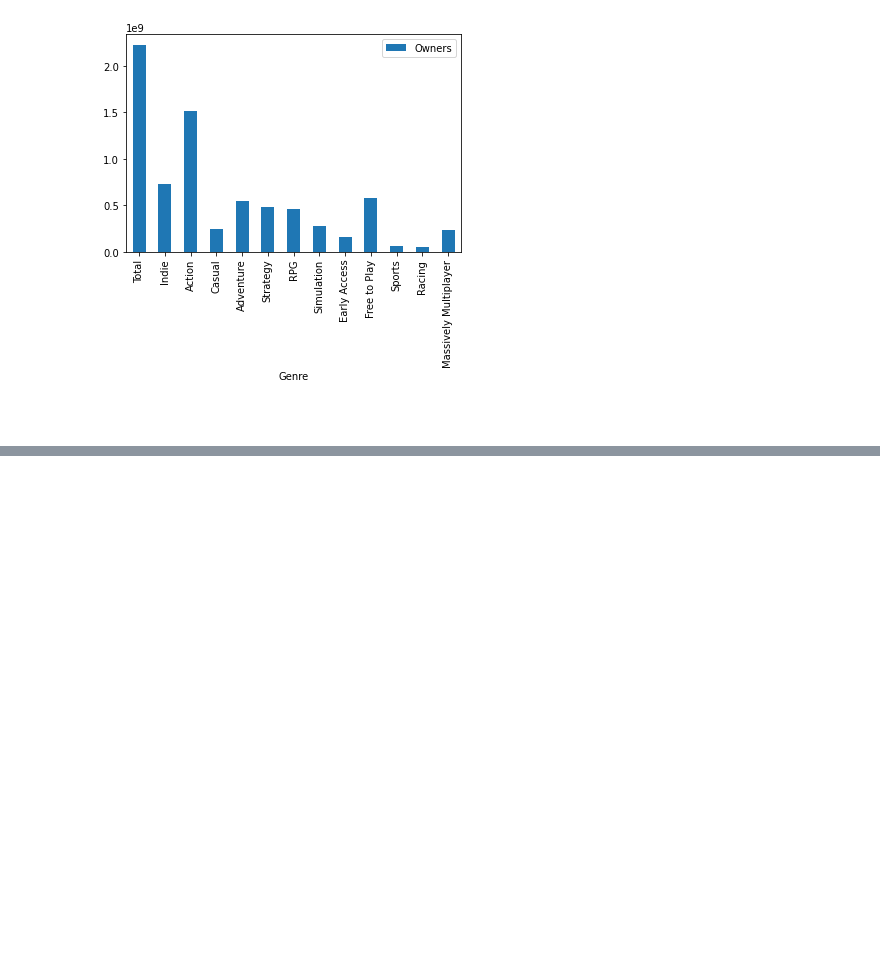
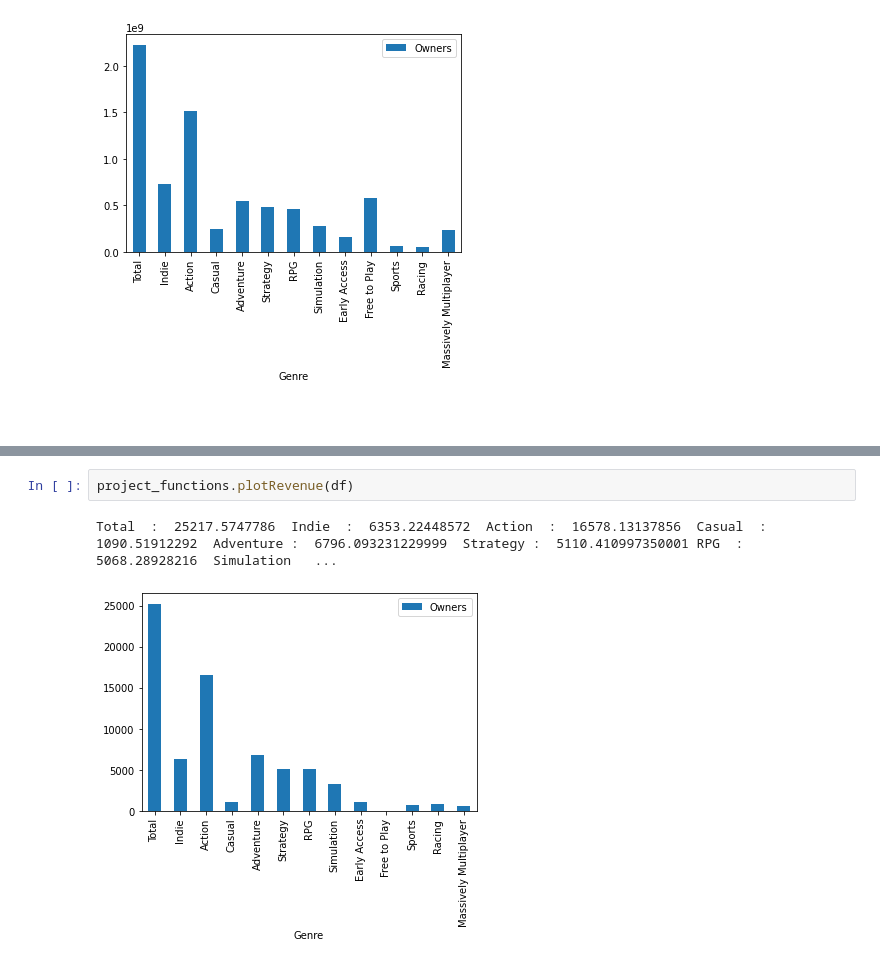
Before and after one commit to bengy124/Data-301-Final-Project, a Jupyter notebook: analysis/Cawston/Milestone2.ipynb, the cells around one changed output, grey strips where cells are left out. Cells and saved outputs as stored; diff of their text form; blank space fills up the shorter version.

```diff
--- a/analysis/Cawston/Milestone2.ipynb
+++ b/analysis/Cawston/Milestone2.ipynb
@@ -29,0 +38,5 @@ project_functions.plotOwners(df)
+# %%
+project_functions.plotRevenue(df)
+# %% [output]
+Total  :  25217.5747786  Indie  :  6353.22448572  Action  :  16578.13137856  Casual  :  1090.51912292  Adventure :  6796.093231229999  Strategy :  5110.410997350001 RPG  :  5068.28928216  Simulation   ...
+[figure, added]
```
Also changed, not shown: parts of 3 cells of this notebook, 3 other files.
